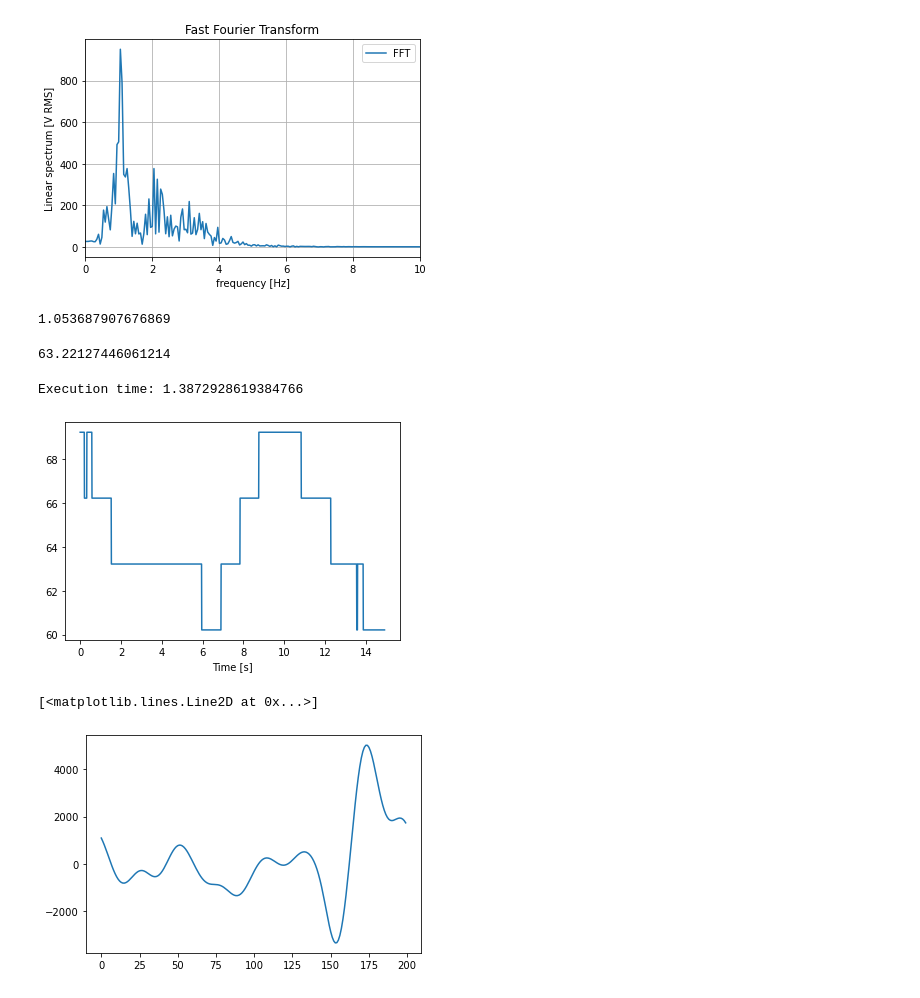
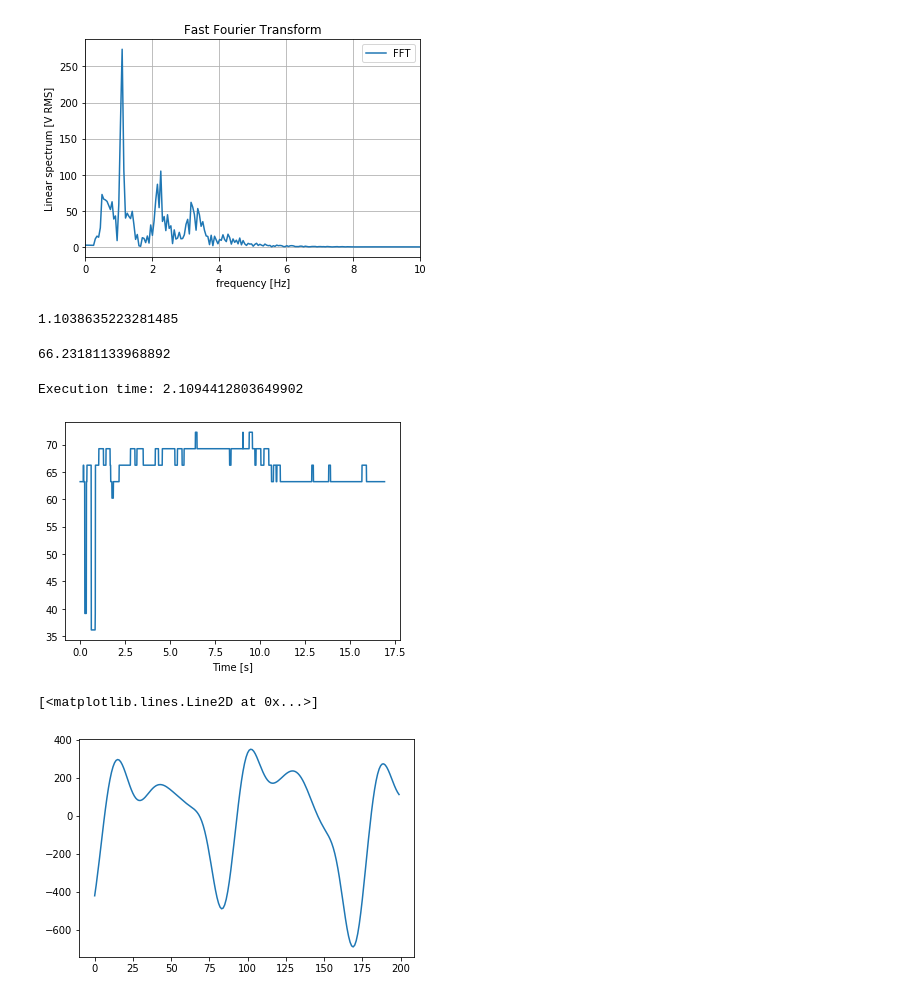
Before and after one commit to Gutenvi/actirate, a Jupyter notebook: Code/main.ipynb, the cells around one changed output. Drawn from its saved outputs; the diff is of its cells as text; code cells hidden in the pictures.

```diff
--- a/Code/main.ipynb
+++ b/Code/main.ipynb
@@ -3,6 +3,6 @@ import numpy as np
 import pandas as pd
 import scipy.signal as signal
 # %%
-data = pd.read_csv('data_2605.csv',sep=';')
+data = pd.read_csv(r'C:\Users\Mehdi\Desktop\SS2021\CACOM\actirate\Data\1906-09-S70.csv',sep=';')
 data.head()
 # %% [output]
@@ -111,46 +116,46 @@ plt.legend(['FFT','Maximum'])
 plt.grid()
 plt.show()
 # %% [output]
-[figure, old version]
+[figure, new version]
 # %%
 freq = xf[np.argmax(spectrum)]
 freq
 # %% [output]
-1.053687907676869
+1.1038635223281485
 # %%
 bpm = freq*60
 # %%
 bpm
 # %% [output]
-63.22127446061214
+66.23181133968892
 # %%
 from scipy.fft import fft,fftfreq
 
 frequencies = []
-window_width=500
+w=300
 
 import time as timer
 start = timer.time()
 
 for i in range(number_of_samples-w):
     window = np.zeros(number_of_samples)
     window[i:i+w] = 1
     windowed = filtered_signal_x*window
 
     windowed = filter_signal(windowed, 4, 0.7)
 
     frequencies.append(get_max_frequency(windowed))
 
 plt.plot(time[0:len(frequencies)], [f*60 for f in frequencies])
 plt.xlabel('Time [s]')
 
 end = timer.time()
 print("Execution time:", end - start)
 # %% [output]
-Execution time: 1.3872928619384766
+Execution time: 2.1094412803649902
-[figure, old version]
+[figure, new version]
 # %%
 plt.plot(filtered_signal_x[300:500])
 # %% [output]
 [<matplotlib.lines.Line2D at 0x...>]
-[figure, old version]
+[figure, new version]
```
Also changed, not shown: parts of 5 cells of this notebook, 3 other files.
